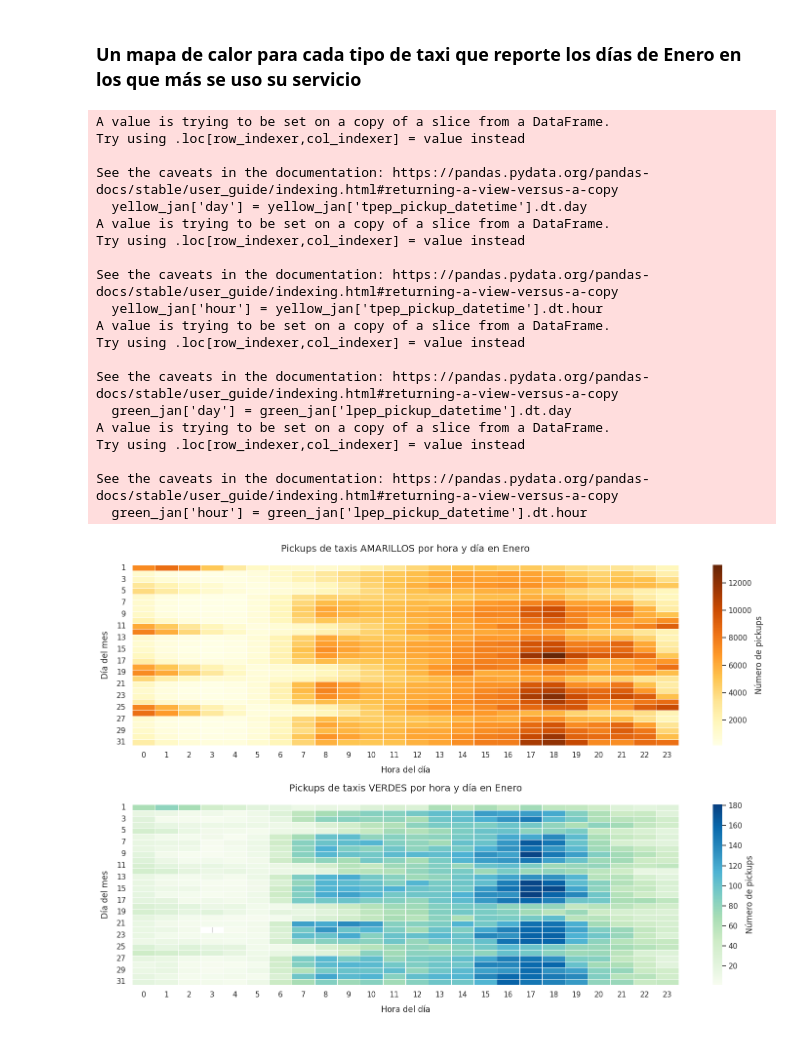
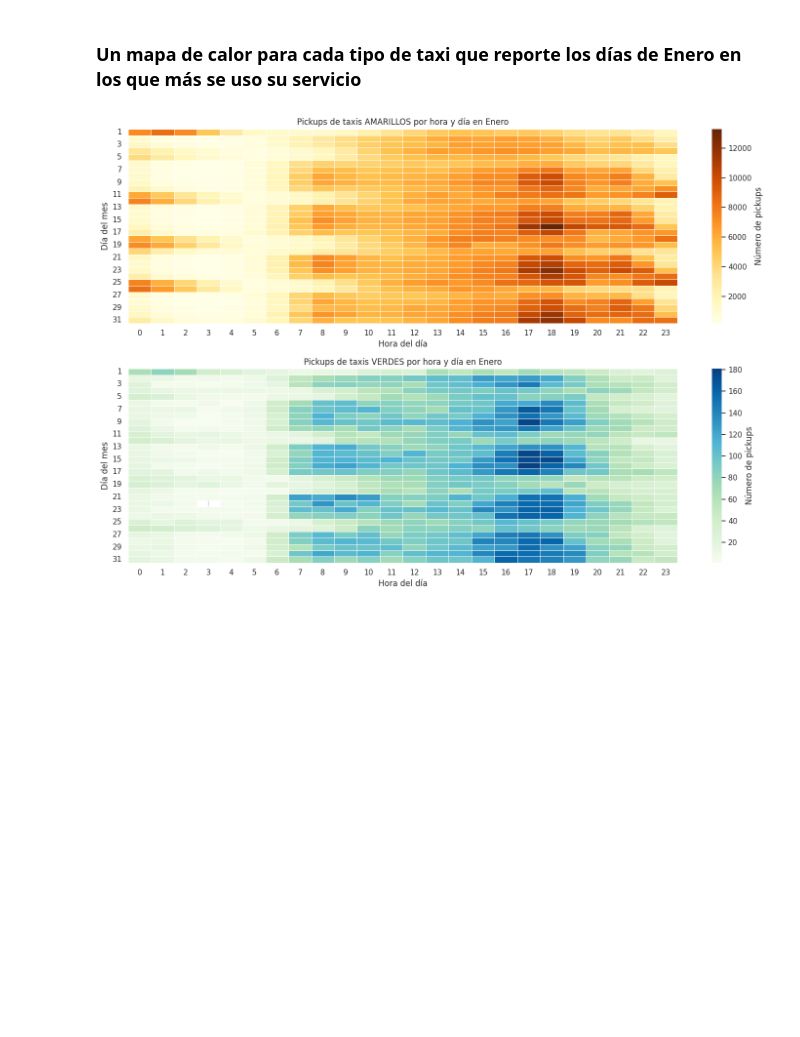
Before and after one commit to eduyael07/AnalisisDeDatosGen1, a Jupyter notebook: TareaPandas.ipynb, the cells around one changed output. Drawn from its saved outputs; the diff is of its cells as text; code cells hidden in the pictures; blank space fills up the shorter version.

```diff
--- a/TareaPandas.ipynb
+++ b/TareaPandas.ipynb
@@ -111,78 +104,53 @@ plt.show()
 # %% [markdown]
 ### Un mapa de calor para cada tipo de taxi que reporte los días de Enero en los que más se uso su servicio
 # %%
-import pandas as pd
-import seaborn as sns
-import matplotlib.pyplot as plt
-
-# Extraer día y hora para taxis amarillos
-yellow_jan['day'] = yellow_jan['tpep_pickup_datetime'].dt.day
-yellow_jan['hour'] = yellow_jan['tpep_pickup_datetime'].dt.hour
+yellow['day'] = yellow['tpep_pickup_datetime'].dt.day
+yellow['hour'] = yellow['tpep_pickup_datetime'].dt.hour
 
 # Extraer día y hora para taxis verdes
-green_jan['day'] = green_jan['lpep_pickup_datetime'].dt.day
-green_jan['hour'] = green_jan['lpep_pickup_datetime'].dt.hour
+green['day'] = green['lpep_pickup_datetime'].dt.day
+green['hour'] = green['lpep_pickup_datetime'].dt.hour
 
 # Agrupar por día y hora (formato matriz para heatmap)
-yellow_counts = yellow_jan.groupby(['day', 'hour']).size().unstack()
-green_counts = green_jan.groupby(['day', 'hour']).size().unstack()
+yellow_counts = yellow.groupby(['day', 'hour']).size().unstack()
+green_counts = green.groupby(['day', 'hour']).size().unstack()
 
 # Configurar estilo y tamaño de los gráficos
 sns.set_style("whitegrid")
 plt.figure(figsize=(15, 10))
 
-# --- Heatmap para taxis AMARILLOS ---
+# Heatmap para taxis AMARILLOS
 plt.subplot(2, 1, 1)  # 2 filas, 1 columna, posición 1
 sns.heatmap(
     yellow_counts,
-    cmap="YlOrBr",  # Amarillo-Naranja (como los taxis)
-    annot=False,     # Desactivar anotaciones para mejor legibilidad
-    fmt=".0f",      # Formato numérico (0 decimales)
-    linewidths=0.5,  # Líneas divisorias delgadas
-    cbar_kws={'label': 'Número de pickups'}
-)
-plt.title("Pickups de taxis AMARILLOS por hora y día en Enero", pad=20, fontsize=14)
-plt.xlabel("Hora del día", labelpad=10)
-plt.ylabel("Día del mes", labelpad=10)
-plt.yticks(rotation=0)  # Días en horizontal
-
-# --- Heatmap para taxis VERDES ---
-plt.subplot(2, 1, 2)  # 2 filas, 1 columna, posición 2
-sns.heatmap(
-    green_counts,
-    cmap="GnBu",      # Verde-Azul (como los taxis verdes)
+    cmap="YlOrBr",  # Amarillo-Naranja
     annot=False,
     fmt=".0f",
     linewidths=0.5,
     cbar_kws={'label': 'Número de pickups'}
 )
-plt.title("Pickups de taxis VERDES por hora y día en Enero", pad=20, fontsize=14)
-plt.xlabel("Hora del día", labelpad=10)
-plt.ylabel("Día del mes", labelpad=10)
+plt.title("Pickups de taxis AMARILLOS por hora y día en Enero")
+plt.xlabel("Hora del día")
+plt.ylabel("Día del mes")
+plt.yticks(rotation=0)  # Días en horizontal
+
+# Heatmap para taxis VERDES
+plt.subplot(2, 1, 2)  # 2 filas, 1 columna, posición 2
+sns.heatmap(
+    green_counts,
+    cmap="GnBu",      # Verde-Azul
+    annot=False,
+    fmt=".0f",
+    linewidths=0.5,
+    cbar_kws={'label': 'Número de pickups'}
+)
+plt.title("Pickups de taxis VERDES por hora y día en Enero")
+plt.xlabel("Hora del día")
+plt.ylabel("Día del mes")
 plt.yticks(rotation=0)
 
 # Ajustar espacio entre gráficos
 plt.tight_layout()
 plt.show()
 # %% [output]
-A value is trying to be set on a copy of a slice from a DataFrame.
-Try using .loc[row_indexer,col_indexer] = value instead
-
-See the caveats in the documentation: https://pandas.pydata.org/pandas-docs/stable/user_guide/indexing.html#returning-a-view-versus-a-copy
-  yellow_jan['day'] = yellow_jan['tpep_pickup_datetime'].dt.day
-A value is trying to be set on a copy of a slice from a DataFrame.
-Try using .loc[row_indexer,col_indexer] = value instead
-
-See the caveats in the documentation: https://pandas.pydata.org/pandas-docs/stable/user_guide/indexing.html#returning-a-view-versus-a-copy
-  yellow_jan['hour'] = yellow_jan['tpep_pickup_datetime'].dt.hour
-A value is trying to be set on a copy of a slice from a DataFrame.
-Try using .loc[row_indexer,col_indexer] = value instead
-
-See the caveats in the documentation: https://pandas.pydata.org/pandas-docs/stable/user_guide/indexing.html#returning-a-view-versus-a-copy
-  green_jan['day'] = green_jan['lpep_pickup_datetime'].dt.day
-A value is trying to be set on a copy of a slice from a DataFrame.
-Try using .loc[row_indexer,col_indexer] = value instead
-
-See the caveats in the documentation: https://pandas.pydata.org/pandas-docs/stable/user_guide/indexing.html#returning-a-view-versus-a-copy
-  green_jan['hour'] = green_jan['lpep_pickup_datetime'].dt.hour
-[figure, old version]
+[figure, new version]
```
Also changed, not shown: parts of 5 cells of this notebook, 1 other file.
